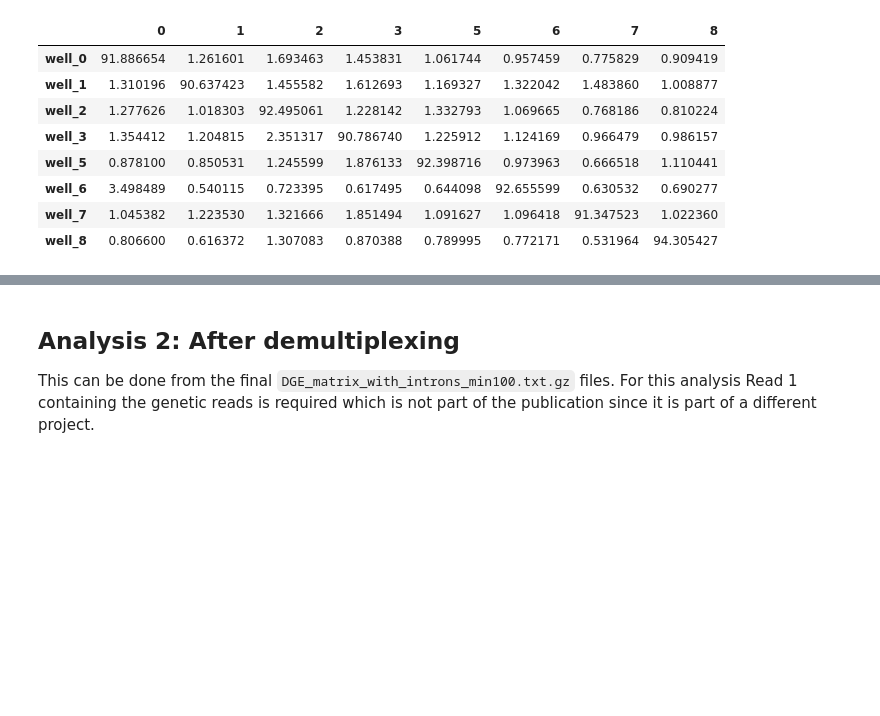
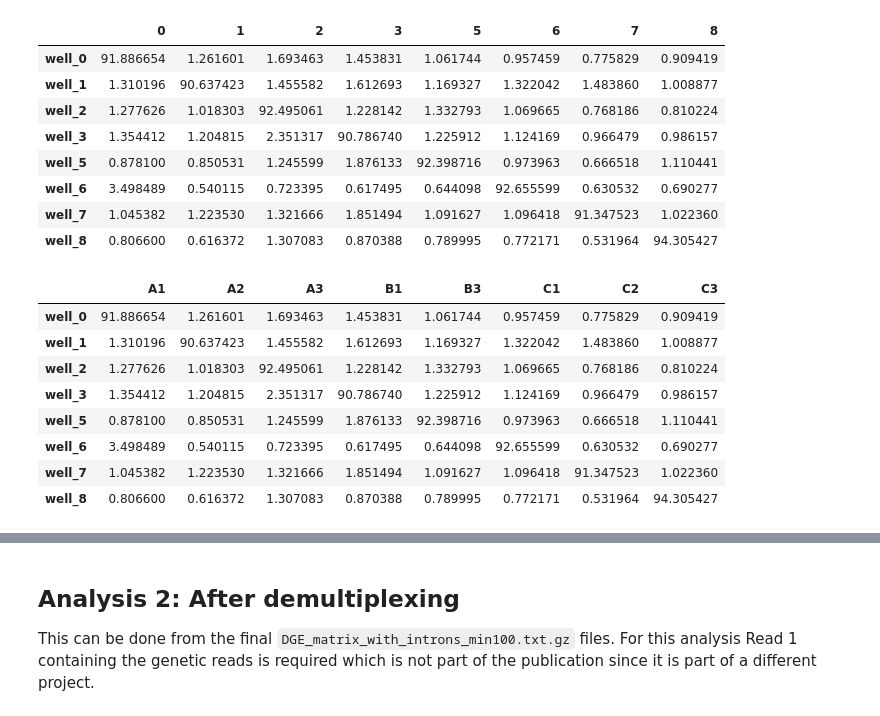
Before and after one commit to jwrth/xDBiT_toolbox, a Jupyter notebook: publication/notebooks/SpatialMouse_11_spillover_analysis.ipynb, the cells around one changed output, grey strips where cells are left out. Saved outputs shown, nothing was run; the diff lists cells and outputs as text; code cells hidden in the pictures; blank space fills up the shorter version.

```diff
--- a/publication/notebooks/SpatialMouse_11_spillover_analysis.ipynb
+++ b/publication/notebooks/SpatialMouse_11_spillover_analysis.ipynb
@@ -188,3 +192,15 @@ z_counts
+# %%
+z_counts
+# %% [output]
+|  | A1 | A2 | A3 | B1 | B3 | C1 | C2 | C3 |
+| well_0 | 91.886654 | 1.261601 | 1.693463 | 1.453831 | 1.061744 | 0.957459 | 0.775829 | 0.909419 |
+| well_1 | 1.310196 | 90.637423 | 1.455582 | 1.612693 | 1.169327 | 1.322042 | 1.483860 | 1.008877 |
+| well_2 | 1.277626 | 1.018303 | 92.495061 | 1.228142 | 1.332793 | 1.069665 | 0.768186 | 0.810224 |
+| well_3 | 1.354412 | 1.204815 | 2.351317 | 90.786740 | 1.225912 | 1.124169 | 0.966479 | 0.986157 |
+| well_5 | 0.878100 | 0.850531 | 1.245599 | 1.876133 | 92.398716 | 0.973963 | 0.666518 | 1.110441 |
+| well_6 | 3.498489 | 0.540115 | 0.723395 | 0.617495 | 0.644098 | 92.655599 | 0.630532 | 0.690277 |
+| well_7 | 1.045382 | 1.223530 | 1.321666 | 1.851494 | 1.091627 | 1.096418 | 91.347523 | 1.022360 |
+| well_8 | 0.806600 | 0.616372 | 1.307083 | 0.870388 | 0.789995 | 0.772171 | 0.531964 | 94.305427 |
 # %%
 # get own collection of color palettes
 custom_color = db.pl.color_palettes()
```
Also changed, not shown: parts of 6 cells of this notebook, 3 other files.
